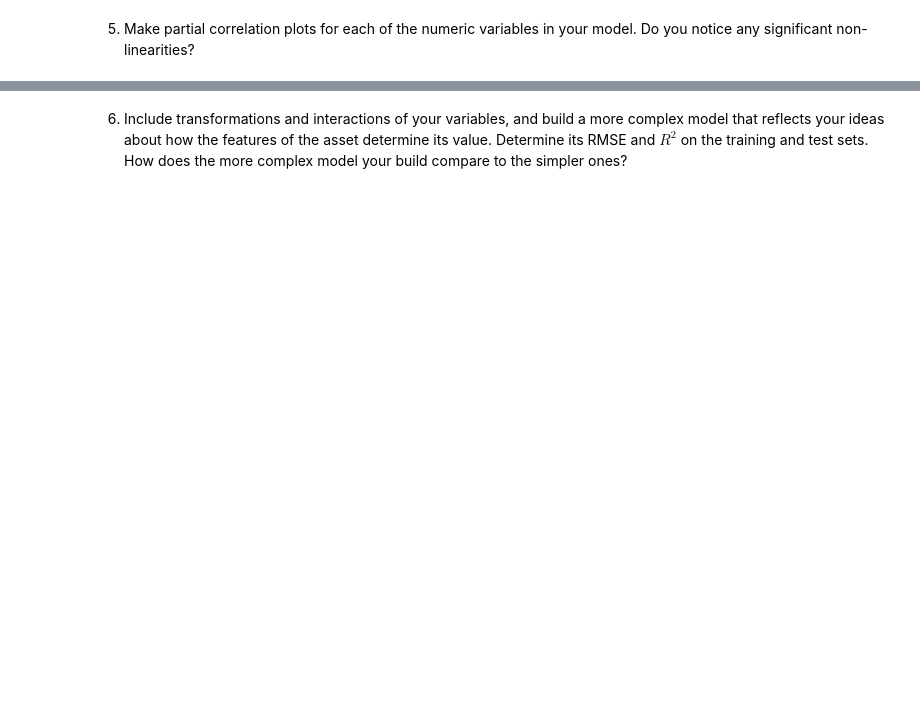
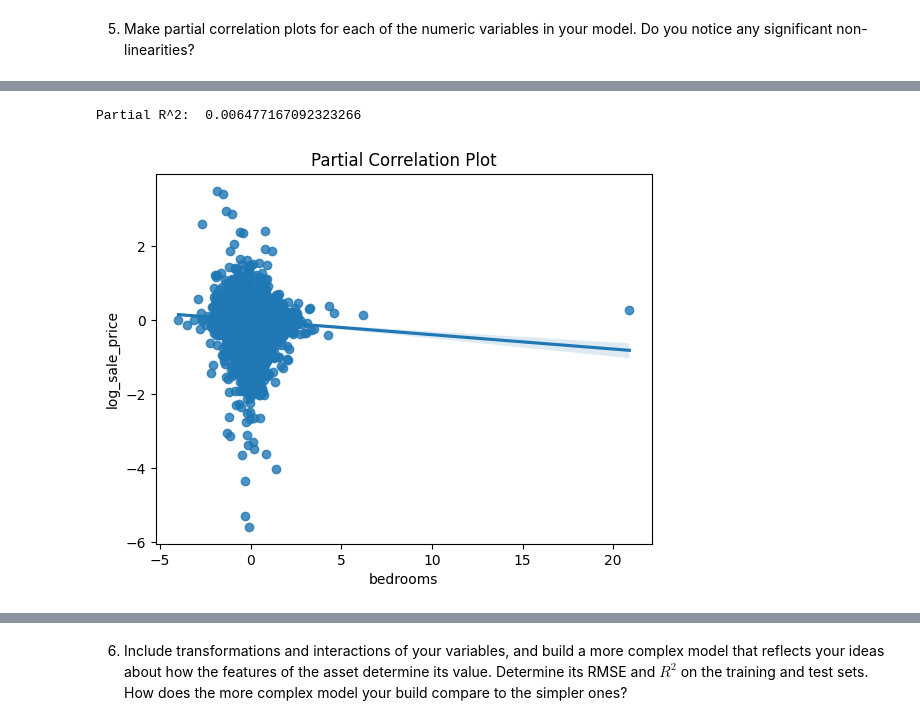
Before and after one commit to gsaunders5761/linearModels, a Jupyter notebook: lab/lab_notebook_applied.ipynb, the cells around one changed output, grey strips where cells are left out. Saved outputs shown, nothing was run; the diff lists cells and outputs as text; code cells hidden in the pictures; blank space fills up the shorter version.

```diff
--- a/lab/lab_notebook_applied.ipynb
+++ b/lab/lab_notebook_applied.ipynb
@@ -313,0 +562,5 @@ X.head()
+# %%
+part_resid('bedrooms')
+# %% [output]
+Partial R^2:  0.006477167092323266
+[figure, added]
```
Also changed, not shown: parts of 38 cells of this notebook.
